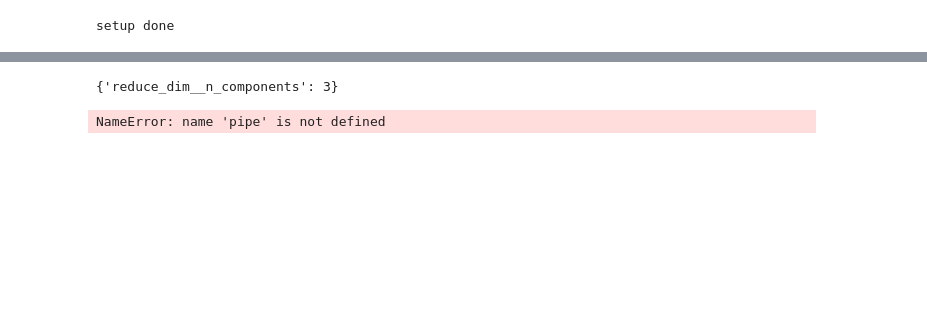
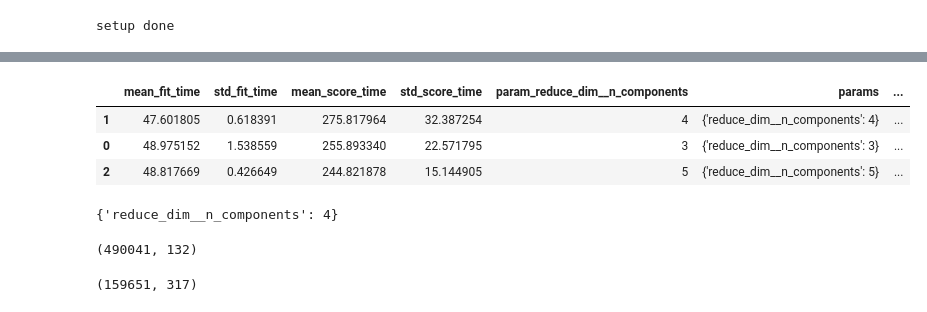
Before and after one commit to sergiolch/TP2-7506-2019-1C, a Jupyter notebook: Untitled.ipynb, the cells around one changed output, grey strips where cells are left out. Cells and saved outputs as stored; diff of their text form; code cells hidden in the pictures; blank space fills up the shorter version.

```diff
--- a/Untitled.ipynb
+++ b/Untitled.ipynb
@@ -123,6 +123,16 @@ installs_df.drop(columns=['session_user_agent','ip_address','device_language','d
 installs_df['created'] = pd.to_datetime(installs_df['created'])
 installs_df.drop(['device_countrycode'], axis=1, inplace=True)
 installs_sample = installs_df.loc[installs_df['ref_hash'].isin(auctions_ids_sample)].copy()
+#events
+events_df = pd.read_csv('data/events.csv', low_memory=False, dtype={'event_id':'int32','ref_type':'category','application_id':'category',\
+                                                                                            'attributed':'bool','device_countrycode':'category','device_city':'category',\
+                                                                                            'trans_id':'category','carrier':'category','device_os':'category',\
+                                                                                            'connection_type':'category'})
+events_df['date'] = pd.to_datetime(events_df['date'])
+events_df['wifi'].astype('bool', inplace=True)
+events_df.drop(columns=['device_countrycode','session_user_agent','ip_address','device_language'], inplace=True)
+events_sample = events_df.loc[events_df['ref_hash'].isin(auctions_ids_sample)].copy()
+del events_df
 del auctions_df
 del installs_df
 gc.collect()
@@ -153,9 +163,10 @@ auctions_sample = auctions_sample.sort_values(by=['date'])
 # %%
 auct_cols = auctions_sample.columns.tolist()
 # %%
-#information about last installs
-data_1 = pd.merge(auctions_sample, installs_sample, left_on='device_id', right_on='ref_hash', how='left')
-#only previus installs on the window
+#information about last installs and events
+applications = installs_sample[['ref_hash','created','application_id']].append(events_sample[['ref_hash', 'date', 'application_id']].rename(columns = {'date':'created'}), ignore_index=True)
+data_1 = pd.merge(auctions_sample, applications, left_on='device_id', right_on='ref_hash', how='left')
+#only previus installs or events
 data_1 = data_1.loc[(data_1['date']>data_1['created']) | data_1['created'].isnull()]
 
 # application_id feature by id
@@ -186,6 +197,4 @@ auctions_sample.shape
 # %%
-#read file in chunks a a million
-models = []
 df_chunk = auctions_sample
 #remove empty columns
 print('start')
@@ -207,7 +216,7 @@ pipe = Pipeline([('preprocess', preprocess()),
                  ('model', CoxPHSurvivalAnalysis(alpha=0.01))], memory=memory)
 print('pipeline')
 #hyperparameters search
-N_FEATURES_OPTIONS = [3, 4] #np.arange(3, df_chunk.shape[1] + 1)
+N_FEATURES_OPTIONS = [3, 4, 5] #np.arange(3, df_chunk.shape[1] + 1)
 param_grid = {
     #'select__k': N_FEATURES_OPTIONS
     'reduce_dim__n_components': N_FEATURES_OPTIONS
@@ -223,12 +232,13 @@ print('X, y data')
 rcv.fit(df_chunk, data_y)
 print('Grid Fit')
 
+
 #with hyperparameters fit pipeline
 pipe.set_params(**rcv.best_params_)
 print('pipe params')
 pipe.fit(df_chunk, data_y)
+joblib.dump(pipe, 'model.sav')
 print('pipe fit')
-models.append(pipe)
 
 rmtree(cachedir)
 allDone()
@@ -351,8 +303,15 @@ _______________________________________________fit_transform_one - 18.0s, 0.3min
+# %%
+pd.DataFrame(rcv.cv_results_).sort_values(by='mean_test_score', ascending=False)
+# %% [output]
+|  | mean_fit_time | std_fit_time | mean_score_time | std_score_time | param_reduce_dim__n_components | params | ... |
+| 1 | 47.601805 | 0.618391 | 275.817964 | 32.387254 | 4 | {'reduce_dim__n_components': 4} | ... |
+| 0 | 48.975152 | 1.538559 | 255.893340 | 22.571795 | 3 | {'reduce_dim__n_components': 3} | ... |
+| 2 | 48.817669 | 0.426649 | 244.821878 | 15.144905 | 5 | {'reduce_dim__n_components': 5} | ... |
 # %%
 rcv.best_params_
 # %% [output]
-{'reduce_dim__n_components': 3}
+{'reduce_dim__n_components': 4}
-# %%
-pipe.score(df_chunk, data_y)
-# %% [output]
-NameError: name 'pipe' is not defined
+# %%
+df_chunk.shape
+# %% [output]
+(490041, 132)
@@ -358,0 +397,4 @@ NameError: name 'pipe' is not defined
+# %%
+auctions_sample.shape
+# %% [output]
+(159651, 317)
```
Also changed, not shown: parts of 12 cells of this notebook, 1 other file.
